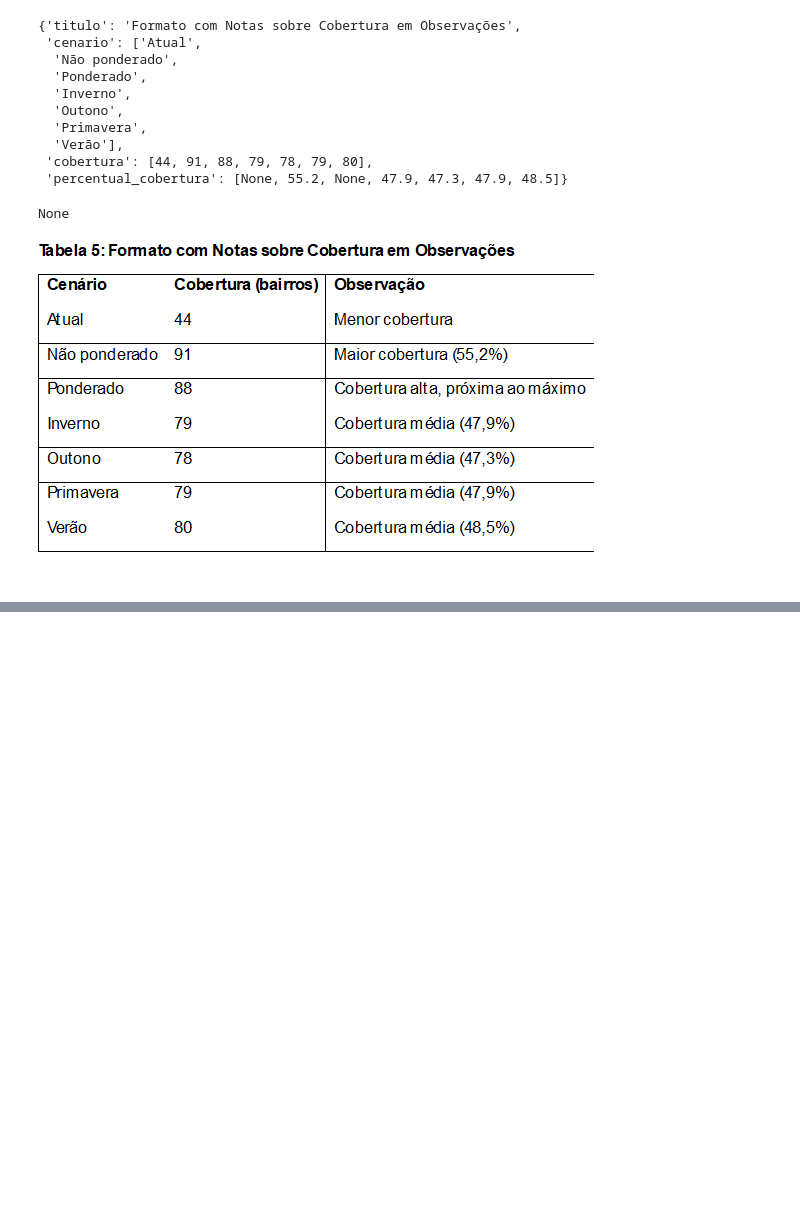
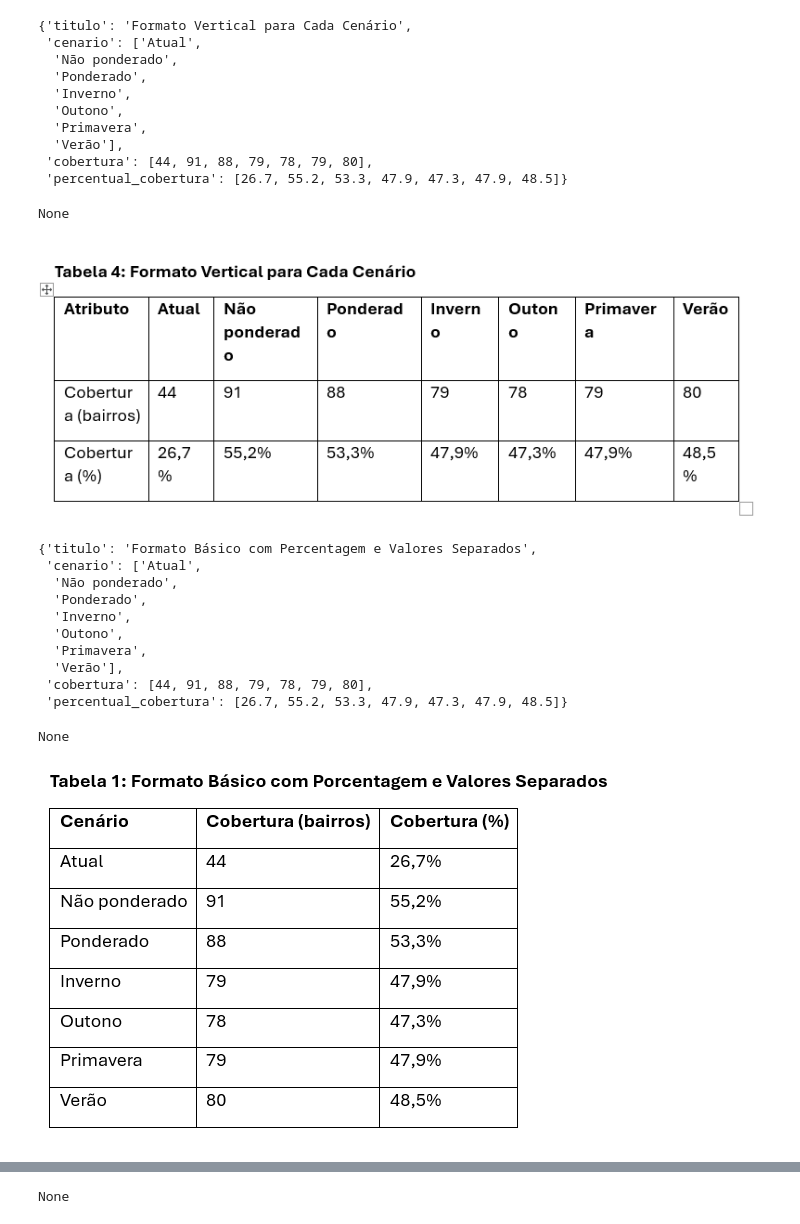
Before and after one commit to silva-fabiofreitas/LLMs, a Jupyter notebook: ia_vision/start.ipynb, the cells around one changed output, grey strips where cells are left out. Cells and saved outputs as stored; diff of their text form; code cells hidden in the pictures; blank space fills up the shorter version.

Commit message:
feat: Extração de dados de imagens usando gpt4

```diff
--- a/ia_vision/start.ipynb
+++ b/ia_vision/start.ipynb
@@ -19,25 +35,46 @@ prompt = prompt.partial(format_instructions=parser.get_format_instructions())
 chain = prompt | model | parser
-# %%
-image_path = '../data/imgs/tabela5.bmp'
-image_data = convert_img_in_base64(image_path)
-
-response = chain.invoke({"image_data": image_data})
-# %%
-from IPython import display
-from base64 import b64decode
-
-print(display.display(response.dict()))
-display.Image(b64decode(image_data))
-# %% [output]
-{'titulo': 'Formato com Notas sobre Cobertura em Observações',
- 'cenario': ['Atual',
-  'Não ponderado',
-  'Ponderado',
-  'Inverno',
-  'Outono',
-  'Primavera',
-  'Verão'],
- 'cobertura': [44, 91, 88, 79, 78, 79, 80],
- 'percentual_cobertura': [None, 55.2, None, 47.9, 47.3, 47.9, 48.5]}
-None
-[figure, removed]
+# %%
+# files
+from pathlib import Path
+import re
+
+path = Path('../data/imgs/')
+
+images_path = [p for p in path.rglob('*.*') if re.match(r'tabela.{1}\.bmp', p.name)]
+# %%
+results = []
+for path in images_path:
+    image_data = encode_base64(path)
+    results.append(chain.invoke({"image_data": image_data}))
+# %%
+from PIL import Image
+from IPython.display import display
+
+for res, path in zip(results, images_path):
+    print(display(res.dict()))
+    display(Image.open(path))
+# %% [output]
+{'titulo': 'Formato Vertical para Cada Cenário',
+ 'cenario': ['Atual',
+  'Não ponderado',
+  'Ponderado',
+  'Inverno',
+  'Outono',
+  'Primavera',
+  'Verão'],
+ 'cobertura': [44, 91, 88, 79, 78, 79, 80],
+ 'percentual_cobertura': [26.7, 55.2, 53.3, 47.9, 47.3, 47.9, 48.5]}
+None
+[figure, added]
+{'titulo': 'Formato Básico com Percentagem e Valores Separados',
+ 'cenario': ['Atual',
+  'Não ponderado',
+  'Ponderado',
+  'Inverno',
+  'Outono',
+  'Primavera',
+  'Verão'],
+ 'cobertura': [44, 91, 88, 79, 78, 79, 80],
+ 'percentual_cobertura': [26.7, 55.2, 53.3, 47.9, 47.3, 47.9, 48.5]}
+None
+[figure, added]
@@ -43,0 +91 @@ None
+None
```
Also changed, not shown: parts of 8 cells of this notebook, 14 other files.
